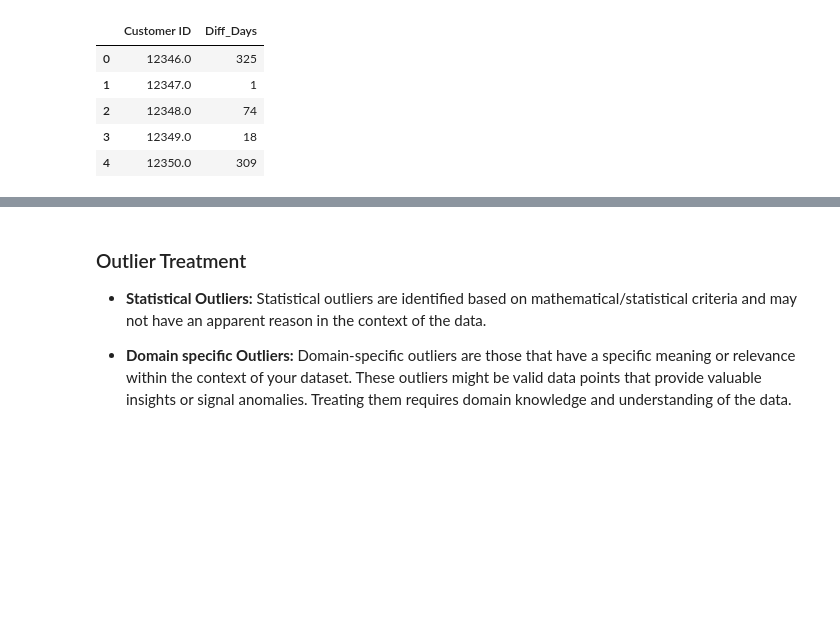
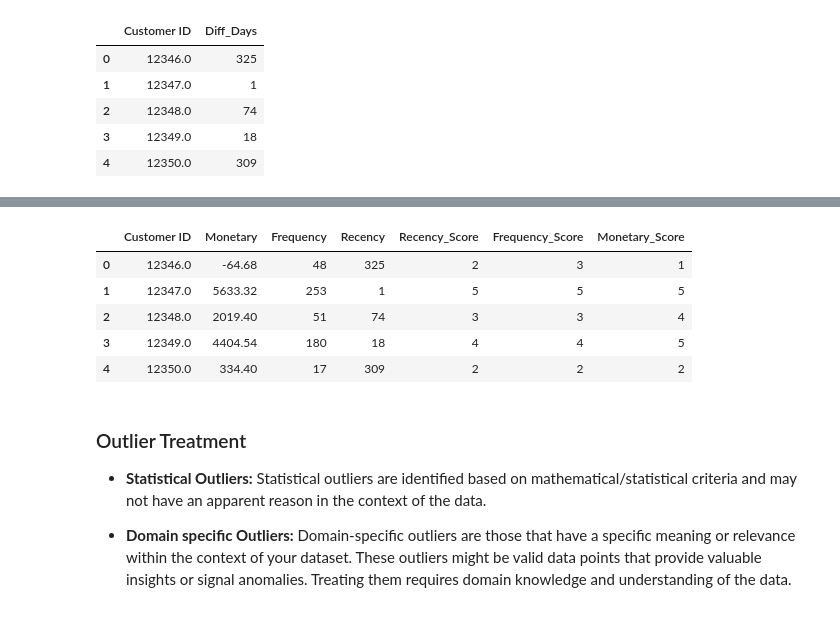
Before and after one commit to manishkr1754/Online_Retail_Customer_Segmentation_RFM_Analysis, a Jupyter notebook: Online Retail Customer Segmentation RFM Analysis.ipynb, the cells around one changed output, grey strips where cells are left out. Drawn from its saved outputs; the diff is of its cells as text; code cells hidden in the pictures; blank space fills up the shorter version.

Commit message:
Calculated RFM Scores

```diff
--- a/Online Retail Customer Segmentation RFM Analysis.ipynb
+++ b/Online Retail Customer Segmentation RFM Analysis.ipynb
@@ -529,0 +544,2 @@ rfm.head()
+# %%
+rfm_scores = rfm.copy()
@@ -530,3 +555,19 @@ rfm.head()
+# %%
+#Date from customer's last purchase.The nearest date gets 5 and the furthest date gets 1.
+rfm_scores['Recency_Score'] = pd.qcut(rfm_scores['Recency'],5,labels=[5,4,3,2,1])
+# Total number of purchases.The least frequency gets 1 and the maximum frequency gets 5.
+rfm_scores['Frequency_Score'] = pd.qcut(rfm_scores['Frequency'].rank(method='first'),5,labels=[1,2,3,4,5])
+#Total spend by the customer.The least money gets 1, the most money gets 5.
+rfm_scores['Monetary_Score'] = pd.qcut(rfm_scores['Monetary'],5,labels=[1,2,3,4,5])
+# %%
+rfm_scores.head()
+# %% [output]
+|  | Customer ID | Monetary | Frequency | Recency | Recency_Score | Frequency_Score | Monetary_Score |
+| 0 | 12346.0 | -64.68 | 48 | 325 | 2 | 3 | 1 |
+| 1 | 12347.0 | 5633.32 | 253 | 1 | 5 | 5 | 5 |
+| 2 | 12348.0 | 2019.40 | 51 | 74 | 3 | 3 | 4 |
+| 3 | 12349.0 | 4404.54 | 180 | 18 | 4 | 4 | 5 |
+| 4 | 12350.0 | 334.40 | 17 | 309 | 2 | 2 | 2 |
 # %% [markdown]
 ### Outlier Treatment
 
```
Also changed, not shown: parts of 16 cells of this notebook.
